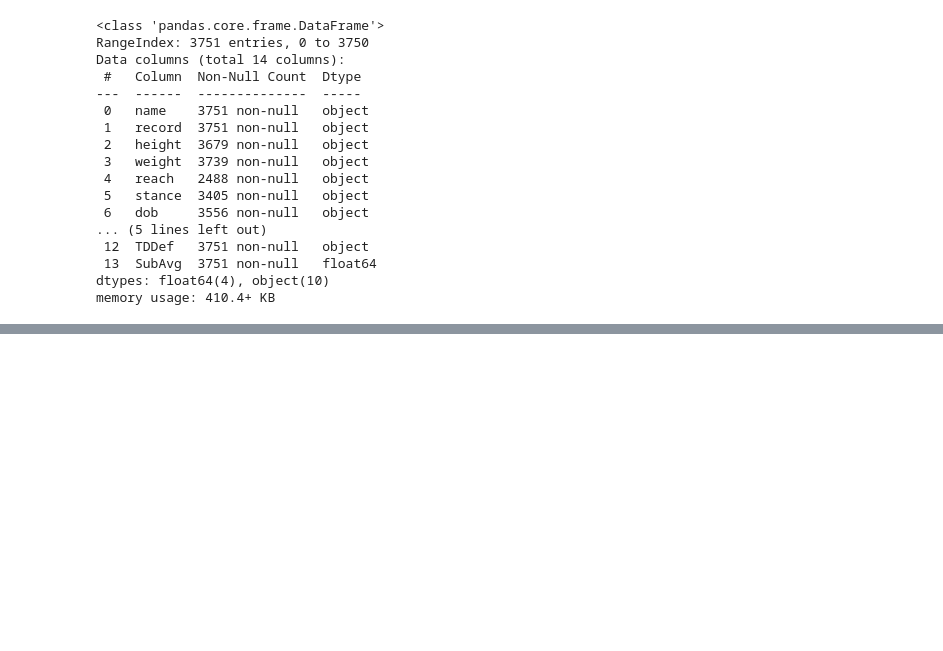
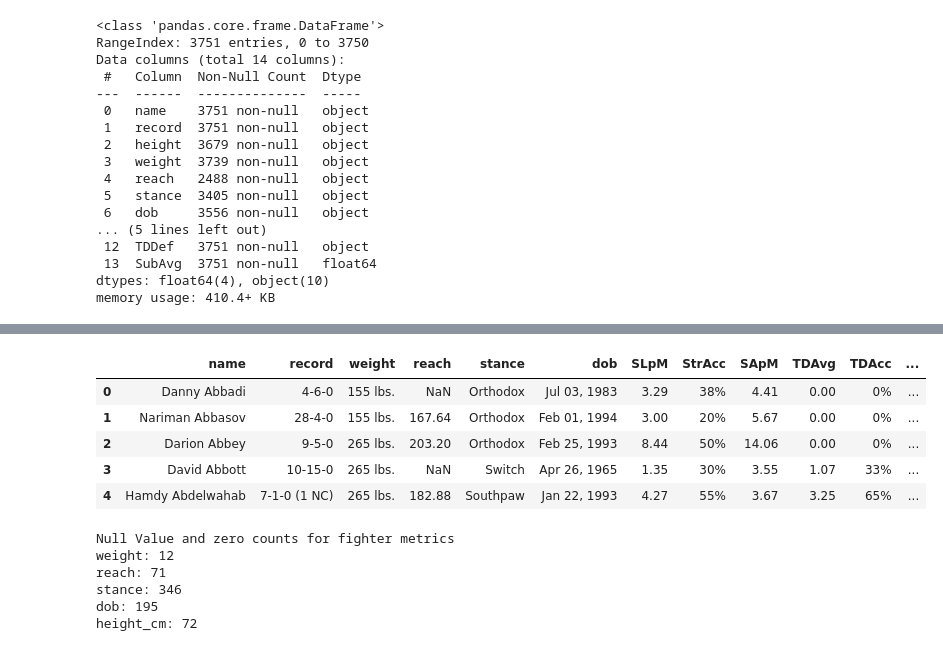
Before and after one commit to LLWICK/UFC-Fight-Winner-Predictor-Machine-learning, a Jupyter notebook: training/training.ipynb, the cells around one changed output, grey strips where cells are left out. Cells and saved outputs as stored; diff of their text form; code cells hidden in the pictures; blank space fills up the shorter version.

```diff
--- a/training/training.ipynb
+++ b/training/training.ipynb
@@ -319,0 +310,24 @@ memory usage: 438.2+ KB
+# %%
+def height_to_cm(h):
+    if pd.isna(h):
+        return np.nan
+    match = re.match(r"(\d+)' (\d+)", h)
+    if match:
+        feet = int(match.group(1))
+        inches = int(match.group(2))
+        total_inches = feet * 12 + inches
+        return total_inches * 2.54
+    return np.nan
+
+df_fighters['height_cm'] = df_fighters['height'].apply(height_to_cm)
+# %%
+df_fighters.drop(columns="height", inplace=True)
+# %%
+df_fighters.head()
+# %% [output]
+|  | name | record | weight | reach | stance | dob | SLpM | StrAcc | SApM | TDAvg | TDAcc | ... |
+| 0 | Danny Abbadi | 4-6-0 | 155 lbs. | NaN | Orthodox | Jul 03, 1983 | 3.29 | 38% | 4.41 | 0.00 | 0% | ... |
+| 1 | Nariman Abbasov | 28-4-0 | 155 lbs. | 167.64 | Orthodox | Feb 01, 1994 | 3.00 | 20% | 5.67 | 0.00 | 0% | ... |
+| 2 | Darion Abbey | 9-5-0 | 265 lbs. | 203.20 | Orthodox | Feb 25, 1993 | 8.44 | 50% | 14.06 | 0.00 | 0% | ... |
+| 3 | David Abbott | 10-15-0 | 265 lbs. | NaN | Switch | Apr 26, 1965 | 1.35 | 30% | 3.55 | 1.07 | 33% | ... |
+| 4 | Hamdy Abdelwahab | 7-1-0 (1 NC) | 265 lbs. | 182.88 | Southpaw | Jan 22, 1993 | 4.27 | 55% | 3.67 | 3.25 | 65% | ... |
@@ -319,0 +337,10 @@ memory usage: 438.2+ KB
+# %%
+cols_updated = df_fighters.columns.to_list()
+printNull(cols_updated)
+# %% [output]
+Null Value and zero counts for fighter metrics
+weight: 12
+reach: 71
+stance: 346
+dob: 195
+height_cm: 72
```
Also changed, not shown: parts of 28 cells of this notebook.
